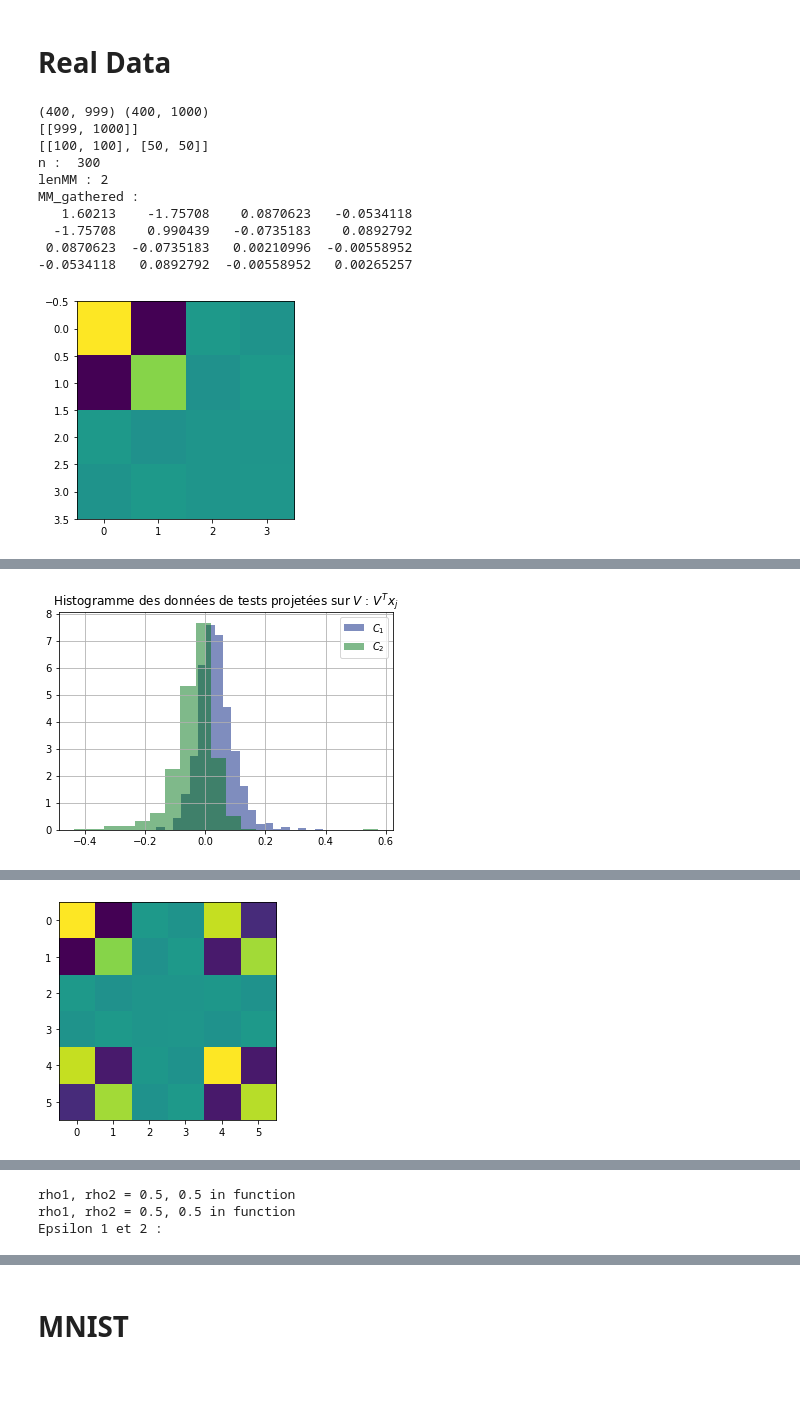
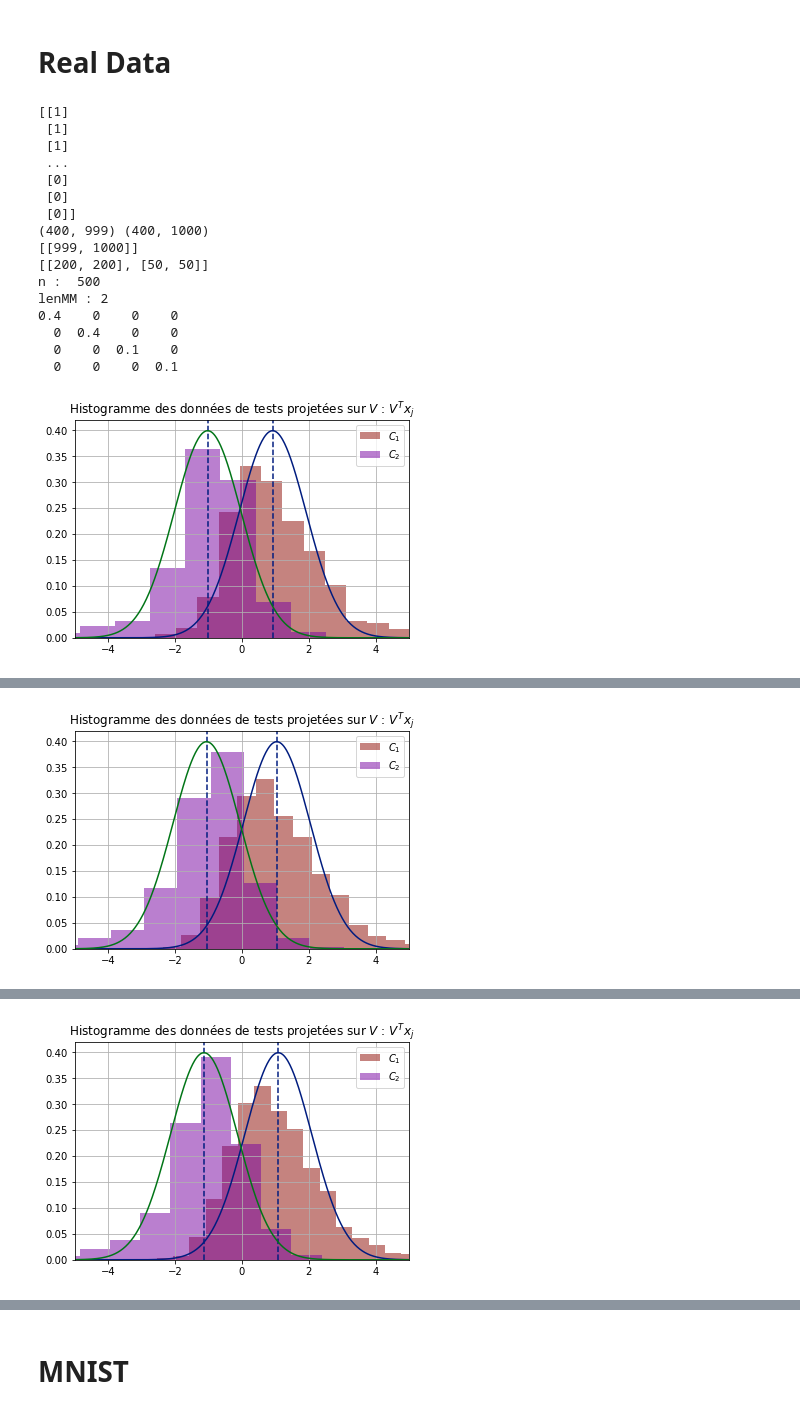
Before and after one commit to Sami-fak/DistributedMTLSPCA, a Jupyter notebook: binary-based_MTL.ipynb, the cells around one changed output, grey strips where cells are left out. Drawn from its saved outputs; the diff is of its cells as text; code cells hidden in the pictures; blank space fills up the shorter version.

```diff
--- a/binary-based_MTL.ipynb
+++ b/binary-based_MTL.ipynb
@@ -355,10 +355,9 @@ def compute_error_rate(X_test, V, m_t, nb_classes, n_t, Dc, c0, task_target=1, r
     for l in range(nb_classes):
         for i in range(n_t[0][l]):
             # on prend la transposée pour pouvoir travailler avec les colonnes
-            if i==0:
-                print(f"rho1, rho2 = {rho1}, {rho2} in function")
+
             score = compute_score(V, X_test[0][l].T[i].T, m_t[task_target], rho1, rho2, average)
-            # misclassifaction of class 0 in class 2,
+            # misclassifaction of class 1 in class 2,
             if (score == -1 and l == 0):
                 error +=1
                 eps1+=1
@@ -415,7 +414,7 @@ def optimal_rate(xx, rho1, rho2):
     """
     return 1-(rho1*qfunc(xx/2+1/xx*np.log(rho1/rho2))+rho2*qfunc(xx/2-1/xx*np.log(rho1/rho2)))
 # %%
-# %%prun -s cumulative
+#%%prun -s cumulative
 # profiling
 %matplotlib inline
 p = 100
@@ -423,10 +422,10 @@ m = 2
 t = 2
 beta = np.linspace(0,1,10)
 # n_t = [[50, 50], [10, 10]]
-n_t = [[800, 200], [80, 20]]
+n_t = [[80, 20], [80, 20]]
 n = sum(list(map(sum, (n_t[i] for i in range(t)))))
 # n_t_test = [[1000, 1000]]
-n_t_test = [[500, 500]]
+n_t_test = [[50, 50]]
 nt = sum(n_t_test[0])
 # la liste temps comprendra le temps pour le training, le calcul de M et y et le temps d'inférence
 emp_rate, th_rate, var, relative_error_rate = [], [], [], []
@@ -1011,8 +1014,8 @@ m = 2
 t = 2
 ni = [n1, n2]
 beta = np.linspace(0,1,4)
-n_t = [[1000,1000], [50, 50]]
-n_t_test = [[500, 500]]
+n_t = [[1000,1000], [50, 200]]
+n_t_test = [[5000, 20000]]
 nt = sum(n_t_test[0])
 emp_rate, th_rate, var = [], [], []
 
@@ -1034,7 +1037,7 @@ for b in beta:
     rho2 = n_t[1][1]/sum(n_t[1])
     # erreur théorique optimale
     th_rate.append(optimal_rate(xx, rho1, rho2))
-    for l in range(5):
+    for l in range(2):
         X, y_bs = gaussian_synthetic_data(n, p, m, t, n_t, M)
         X_test, y_test = gaussian_synthetic_data(nt, p, m, 1, n_t_test, [M[task_target]])
         MM = []
@@ -1049,7 +1052,7 @@ for b in beta:
     # CENTRAL SERVER
         # sending empirical means to central server
         # y est un vecteur de vecteurs de labels optimaux
-        V, y, correlation_matrix, Dc, c0 = merging_center(MM, diag, t, m, p, n, n_t, task_target, normalization=True)
+        V, y, correlation_matrix, Dc, c0 = merging_center(MM, diag, t, m, p, n, n_t, task_target, normalization=False)
 
     # END CENTRAL SERVER
 
@@ -1438,18 +1623,17 @@ dataset = "amazon"
 %matplotlib inline
 m=2
 p=400
-n11, n12, n21, n22 = 100, 100, 50, 50
-var, emp_rate = [], []
+n11, n12, n21, n22 = 2*100, 2*100, 50, 50
+var, emp_rate, th_rate = [], [], []
 if dataset == "amazon":
     k = 3
     mat = loadmat("books_400.mat")
     mat_test = loadmat("kitchen_400.mat")
 
     X_test_aggregated, y_test = mat_test['fts'], mat_test['labels']
+    print(y_test)
     X_test_aggregated = preprocess(X_test_aggregated,p)
     X_test, n_t_test = divide_array(X_test_aggregated, y_test, 1)
-
-    X_test = normalisation(X_test, p)
     # X1 contient toute la premiere tâche
     X1_aggregated, y = mat["fts"], mat["labels"]
     X1_aggregated = preprocess(X1_aggregated, p)
@@ -1504,45 +1688,57 @@ for t in range(2, k+2):
 #         sent+=1
 #         t_MM.append(time()-t0)
         MM.append(MM1)
         diag.append(diag1)
     print(f"lenMM : {len(MM)}")
     # CENTRAL SERVER
 #     t0 = time()
     # sending empirical means to central server
-    V, y_opt, correlation_matrix, Dc, c0 = merging_center(MM, diag, t, m, p, n, n_t, task_target, True)
+    V, y_opt, correlation_matrix, Dc, c0 = merging_center(MM, diag, t, m, p, n, n_t, task_target)
     matprint(Dc)
     # END CENTRAL SERVER
-    VTX = V.T@X_test_aggregated.T
+#     VTX = V.T@X_test_aggregated.T
+#     var.append(np.var(VTX))
+    m_t = create_mt(t, m, y_opt, Dc, correlation_matrix, c0)
+    x = np.linspace(-5,5, 500)
+    plt.plot(x, norm.pdf(x, m_t[1][0], 1))
+    plt.xlim(-5,5)
+    plt.axvline(x=m_t[1][0],ls='--')
+    plt.axvline(x=m_t[1][1],ls='--')
+    plt.plot(x, norm.pdf(x, m_t[1][1], 1))
     debug_histogram(V, X_test_aggregated.T, n_t_test)
-    var.append(np.var(VTX))
-    m_t = create_mt(t, m, y_opt, Dc, correlation_matrix, c0)
 
 #     erreur_theorique = error_rate(t, m,  Dc, MM_true, c0)[0][0]
     emp_rate.append(compute_error_rate(X_test, V, m_t, m, n_t_test, Dc, c0))
 
 %matplotlib qt
 plt.plot(list(range(k)), emp_rate, '-o')
-lower = np.array(emp_rate) - np.array(var)
-upper = np.array(emp_rate) + np.array(var)
-plt.fill_between(list(range(k)), lower, upper, alpha=0.2, label="variance")
+# lower = np.array(emp_rate) - np.array(var)
+# upper = np.array(emp_rate) + np.array(var)
+# plt.fill_between(list(range(k)), lower, upper, alpha=0.2, label="variance")
 ticks = ["Books", "DVDs", "Electronics"]
 plt.xticks(range(len(ticks)), ticks, size='larger')
 plt.xlabel("Added tasks")
 # plt.ylim(0.18,0.24)
 plt.ylabel("Empirical error rate")
 plt.legend()
 plt.grid()
 plt.title("Real data")
 plt.show()
 # %% [output]
+[[1]
+ [1]
+ [1]
+ ...
+ [0]
+ [0]
+ [0]]
 (400, 999) (400, 1000)
 [[999, 1000]]
-[[100, 100], [50, 50]]
-n :  300
+[[200, 200], [50, 50]]
+n :  500
 lenMM : 2
-MM_gathered :
-   1.60213    -1.75708    0.0870623   -0.0534118
-  -1.75708    0.990439   -0.0735183    0.0892792
- 0.0870623  -0.0735183   0.00210996  -0.00558952
--0.0534118   0.0892792  -0.00558952   0.00265257
+0.4    0    0    0
+  0  0.4    0    0
+  0    0  0.1    0
+  0    0    0  0.1
-[figure, old version]
+[figure, new version]
@@ -1557,4 +1757,4 @@ MM_gathered :
-[figure, old version]
+[figure, new version]
 rho1, rho2 = 0.5, 0.5 in function
 rho1, rho2 = 0.5, 0.5 in function
 Epsilon 1 et 2 :
@@ -1571 +1772 @@ MM_gathered :
-[figure, old version]
+[figure, new version]
@@ -1618,6 +1777,3 @@ MM_gathered :
-rho1, rho2 = 0.5, 0.5 in function
-rho1, rho2 = 0.5, 0.5 in function
-Epsilon 1 et 2 :
 # %%
 print(emp_rate)
 # %% [output]
```
Also changed, not shown: parts of 22 cells of this notebook, 17 other files.
